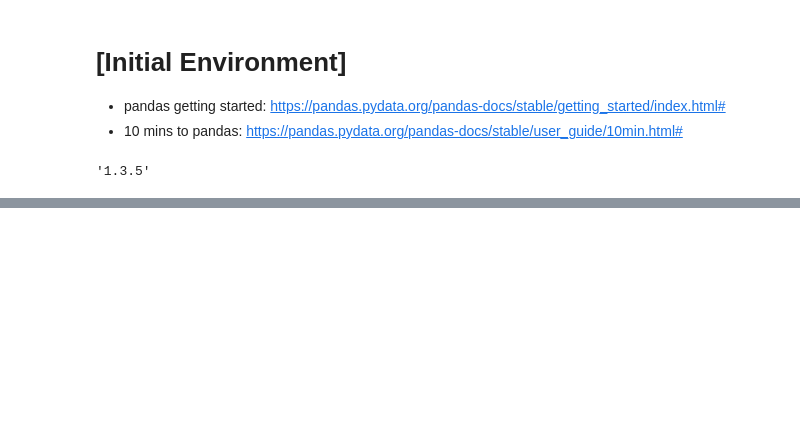
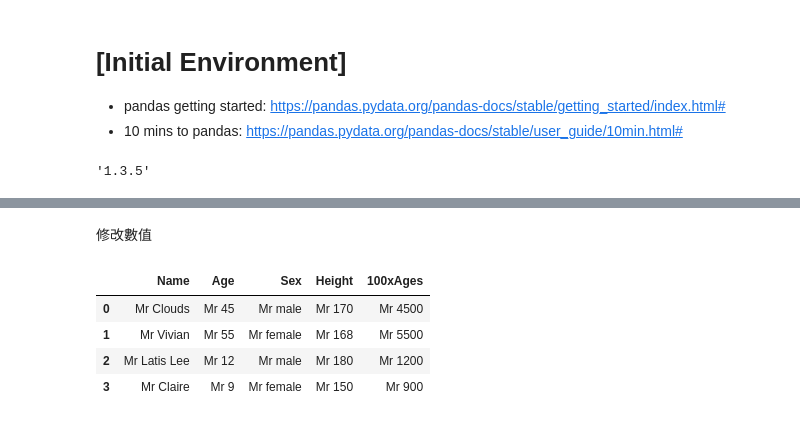
Before and after one commit to SoleilPatio/cls-toolbox, a Jupyter notebook: jupyterNotebook/JN-Pandas.ipynb, the cells around one changed output, grey strips where cells are left out. Cells and saved outputs as stored; diff of their text form; code cells hidden in the pictures; blank space fills up the shorter version.

```diff
--- a/jupyterNotebook/JN-Pandas.ipynb
+++ b/jupyterNotebook/JN-Pandas.ipynb
@@ -112,0 +121,16 @@ df.rename(columns={'總價':'Total Money'}).head() #改變column名字
+# %% [markdown]
+修改數值
+# %%
+#...................................
+# column 垂直修改數值 - 1
+#...................................
+def name_add_mr( series ):
+    return [ "Mr " + str(x)  for x in series]
+new_df = df.apply(name_add_mr, axis=0) #axis=0: 一次傳進一個column Series進來apply function
+new_df
+# %% [output]
+|  | Name | Age | Sex | Height | 100xAges |
+| 0 | Mr Clouds | Mr 45 | Mr male | Mr 170 | Mr 4500 |
+| 1 | Mr Vivian | Mr 55 | Mr female | Mr 168 | Mr 5500 |
+| 2 | Mr Latis Lee | Mr 12 | Mr male | Mr 180 | Mr 1200 |
+| 3 | Mr Claire | Mr 9 | Mr female | Mr 150 | Mr 900 |
```
Also changed, not shown: parts of 29 cells of this notebook.
